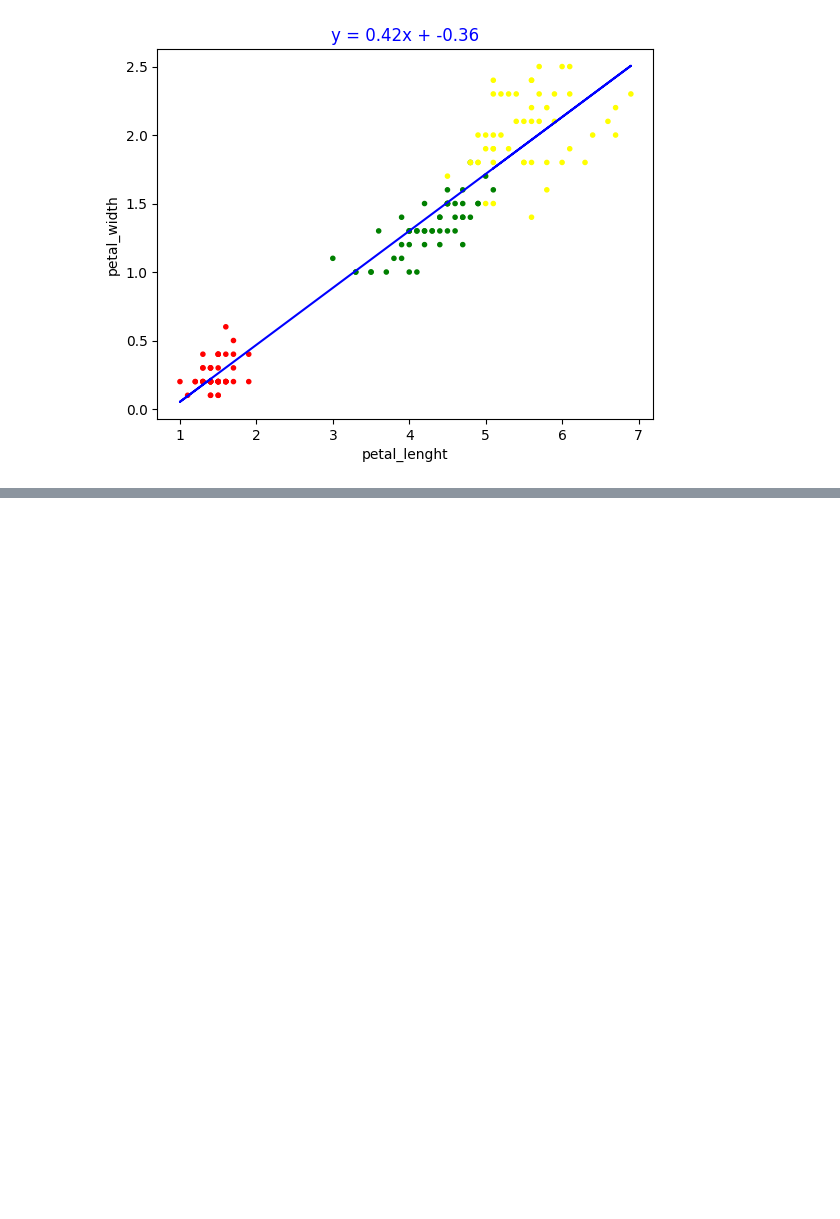
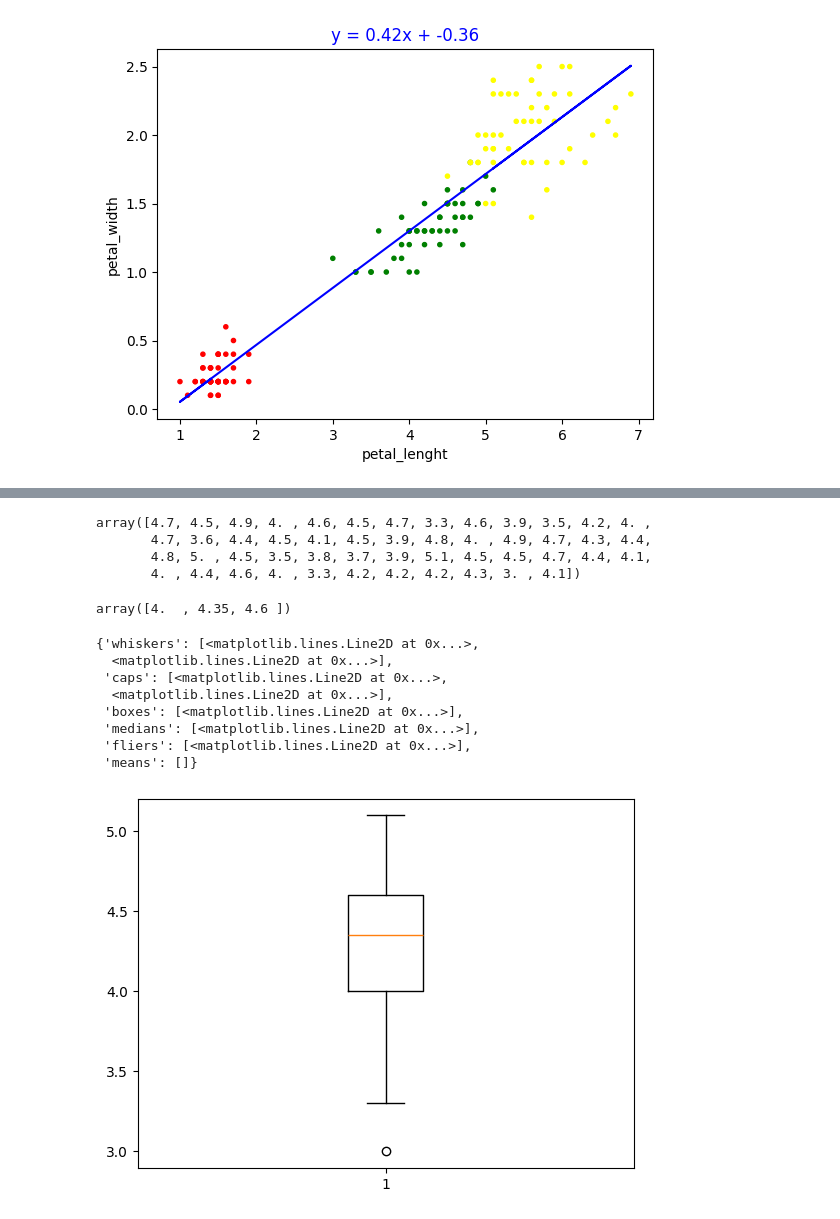
Before and after one commit to justia-pi/principles_of_DA, a Jupyter notebook: tasks.ipynb, the cells around one changed output, grey strips where cells are left out. Saved outputs shown, nothing was run; the diff lists cells and outputs as text; code cells hidden in the pictures; blank space fills up the shorter version.

```diff
--- a/tasks.ipynb
+++ b/tasks.ipynb
@@ -218,0 +258,31 @@ ax.set_title(f'y = {m:.2f}x + {c:.2f}', color = 'blue');
+# %%
+# Versicolor.
+versicolor_de = petal_lenght[50:100]
+
+versicolor_de
+# %% [output]
+array([4.7, 4.5, 4.9, 4. , 4.6, 4.5, 4.7, 3.3, 4.6, 3.9, 3.5, 4.2, 4. ,
+       4.7, 3.6, 4.4, 4.5, 4.1, 4.5, 3.9, 4.8, 4. , 4.9, 4.7, 4.3, 4.4,
+       4.8, 5. , 4.5, 3.5, 3.8, 3.7, 3.9, 5.1, 4.5, 4.5, 4.7, 4.4, 4.1,
+       4. , 4.4, 4.6, 4. , 3.3, 4.2, 4.2, 4.2, 4.3, 3. , 4.1])
+# %%
+# Quartiles.
+np.quantile(versicolor_de, [0.25, 0.5, 0.75], axis=0)
+# %% [output]
+array([4.  , 4.35, 4.6 ])
+# %%
+# Create figure, axis.
+fig, ax = plt.subplots()
+
+# Create boxplot.
+ax.boxplot(versicolor_de)
+# %% [output]
+{'whiskers': [<matplotlib.lines.Line2D at 0x...>,
+  <matplotlib.lines.Line2D at 0x...>],
+ 'caps': [<matplotlib.lines.Line2D at 0x...>,
+  <matplotlib.lines.Line2D at 0x...>],
+ 'boxes': [<matplotlib.lines.Line2D at 0x...>],
+ 'medians': [<matplotlib.lines.Line2D at 0x...>],
+ 'fliers': [<matplotlib.lines.Line2D at 0x...>],
+ 'means': []}
+[figure, added]
```
Also changed, not shown: parts of 9 cells of this notebook.
